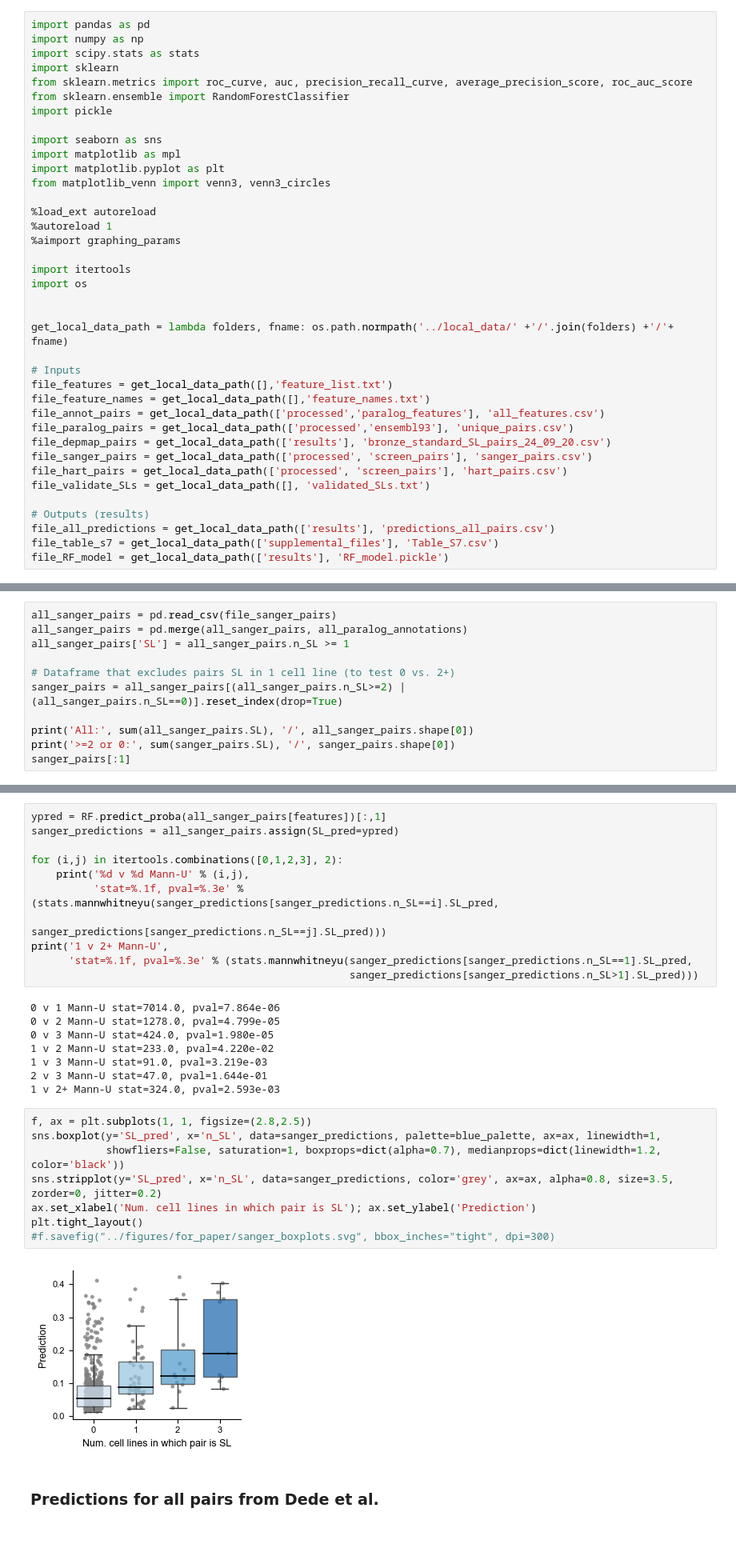
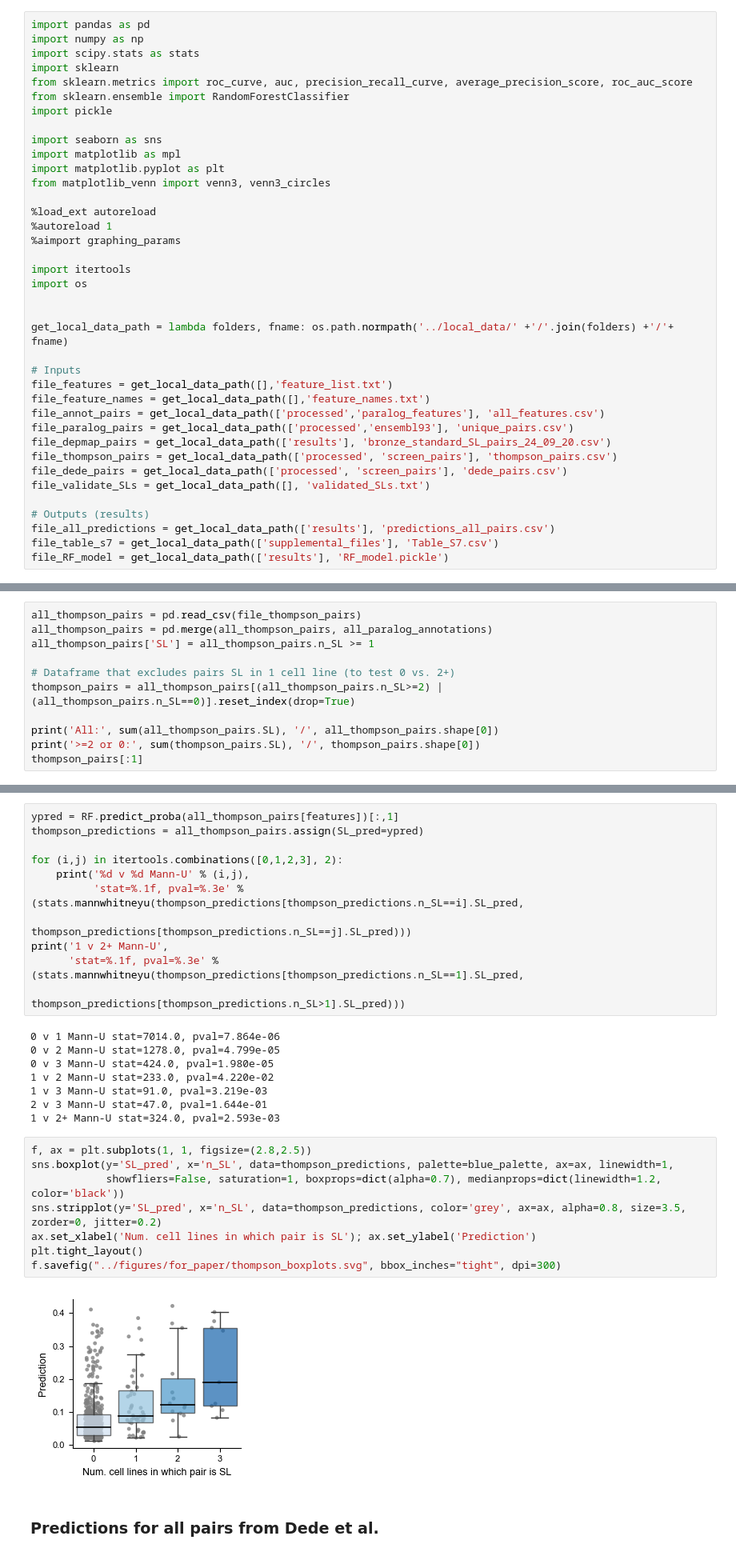
Before and after one commit to DeKegel/paralog_SL_prediction, a Jupyter notebook: 2_data_analysis/04_make_predictions.ipynb, the cells around one changed output, grey strips where cells are left out. Shown at 80% size. Saved outputs shown, nothing was run; the diff lists cells and outputs as text.

Commit message:
Rename GI screen pairs for consistency

```diff
--- a/2_data_analysis/04_make_predictions.ipynb
+++ b/2_data_analysis/04_make_predictions.ipynb
@@ -40,8 +40,8 @@ file_feature_names = get_local_data_path([],'feature_names.txt')
 file_annot_pairs = get_local_data_path(['processed','paralog_features'], 'all_features.csv')
 file_paralog_pairs = get_local_data_path(['processed','ensembl93'], 'unique_pairs.csv')
 file_depmap_pairs = get_local_data_path(['results'], 'bronze_standard_SL_pairs_24_09_20.csv')
-file_sanger_pairs = get_local_data_path(['processed', 'screen_pairs'], 'sanger_pairs.csv')
-file_hart_pairs = get_local_data_path(['processed', 'screen_pairs'], 'hart_pairs.csv')
+file_thompson_pairs = get_local_data_path(['processed', 'screen_pairs'], 'thompson_pairs.csv')
+file_dede_pairs = get_local_data_path(['processed', 'screen_pairs'], 'dede_pairs.csv')
 file_validate_SLs = get_local_data_path([], 'validated_SLs.txt')
 
 # Outputs (results)
@@ -91,14 +91,14 @@ N SL: 127 / 3637
 # %%
-all_sanger_pairs = pd.read_csv(file_sanger_pairs)
-all_sanger_pairs = pd.merge(all_sanger_pairs, all_paralog_annotations)
-all_sanger_pairs['SL'] = all_sanger_pairs.n_SL >= 1
+all_thompson_pairs = pd.read_csv(file_thompson_pairs)
+all_thompson_pairs = pd.merge(all_thompson_pairs, all_paralog_annotations)
+all_thompson_pairs['SL'] = all_thompson_pairs.n_SL >= 1
 
 # Dataframe that excludes pairs SL in 1 cell line (to test 0 vs. 2+)
-sanger_pairs = all_sanger_pairs[(all_sanger_pairs.n_SL>=2) | (all_sanger_pairs.n_SL==0)].reset_index(drop=True)
+thompson_pairs = all_thompson_pairs[(all_thompson_pairs.n_SL>=2) | (all_thompson_pairs.n_SL==0)].reset_index(drop=True)
 
-print('All:', sum(all_sanger_pairs.SL), '/', all_sanger_pairs.shape[0])
-print('>=2 or 0:', sum(sanger_pairs.SL), '/', sanger_pairs.shape[0])
-sanger_pairs[:1]
+print('All:', sum(all_thompson_pairs.SL), '/', all_thompson_pairs.shape[0])
+print('>=2 or 0:', sum(thompson_pairs.SL), '/', thompson_pairs.shape[0])
+thompson_pairs[:1]
 # %% [output]
 All: 71 / 541
 >=2 or 0: 23 / 493
@@ -281,16 +281,16 @@ with plt.rc_context({'font.size':8.5}):
 # %% [output]
 [figure]
 # %%
-ypred = RF.predict_proba(all_sanger_pairs[features])[:,1]
-sanger_predictions = all_sanger_pairs.assign(SL_pred=ypred)
+ypred = RF.predict_proba(all_thompson_pairs[features])[:,1]
+thompson_predictions = all_thompson_pairs.assign(SL_pred=ypred)
 
 for (i,j) in itertools.combinations([0,1,2,3], 2):
     print('%d v %d Mann-U' % (i,j),
-          'stat=%.1f, pval=%.3e' % (stats.mannwhitneyu(sanger_predictions[sanger_predictions.n_SL==i].SL_pred,
-                                                       sanger_predictions[sanger_predictions.n_SL==j].SL_pred)))
+          'stat=%.1f, pval=%.3e' % (stats.mannwhitneyu(thompson_predictions[thompson_predictions.n_SL==i].SL_pred,
+                                                       thompson_predictions[thompson_predictions.n_SL==j].SL_pred)))
 print('1 v 2+ Mann-U',
-      'stat=%.1f, pval=%.3e' % (stats.mannwhitneyu(sanger_predictions[sanger_predictions.n_SL==1].SL_pred,
-                                                   sanger_predictions[sanger_predictions.n_SL>1].SL_pred)))
+      'stat=%.1f, pval=%.3e' % (stats.mannwhitneyu(thompson_predictions[thompson_predictions.n_SL==1].SL_pred,
+                                                   thompson_predictions[thompson_predictions.n_SL>1].SL_pred)))
 # %% [output]
 0 v 1 Mann-U stat=7014.0, pval=7.864e-06
 0 v 2 Mann-U stat=1278.0, pval=4.799e-05
@@ -301,14 +301,14 @@ print('1 v 2+ Mann-U',
 1 v 2+ Mann-U stat=324.0, pval=2.593e-03
 # %%
 f, ax = plt.subplots(1, 1, figsize=(2.8,2.5))
-sns.boxplot(y='SL_pred', x='n_SL', data=sanger_predictions, palette=blue_palette, ax=ax, linewidth=1,
+sns.boxplot(y='SL_pred', x='n_SL', data=thompson_predictions, palette=blue_palette, ax=ax, linewidth=1,
             showfliers=False, saturation=1, boxprops=dict(alpha=0.7), medianprops=dict(linewidth=1.2, color='black'))
-sns.stripplot(y='SL_pred', x='n_SL', data=sanger_predictions, color='grey', ax=ax, alpha=0.8, size=3.5, zorder=0, jitter=0.2)
+sns.stripplot(y='SL_pred', x='n_SL', data=thompson_predictions, color='grey', ax=ax, alpha=0.8, size=3.5, zorder=0, jitter=0.2)
 ax.set_xlabel('Num. cell lines in which pair is SL'); ax.set_ylabel('Prediction')
 plt.tight_layout()
-#f.savefig("../figures/for_paper/sanger_boxplots.svg", bbox_inches="tight", dpi=300)
+f.savefig("../figures/for_paper/thompson_boxplots.svg", bbox_inches="tight", dpi=300)
 # %% [output]
-[figure, old version]
+[figure, new version]
 # %% [markdown]
 ### Predictions for all pairs from Dede et al.
 # %%
```
Also changed, not shown: parts of 13 cells of this notebook, 2 other files.
